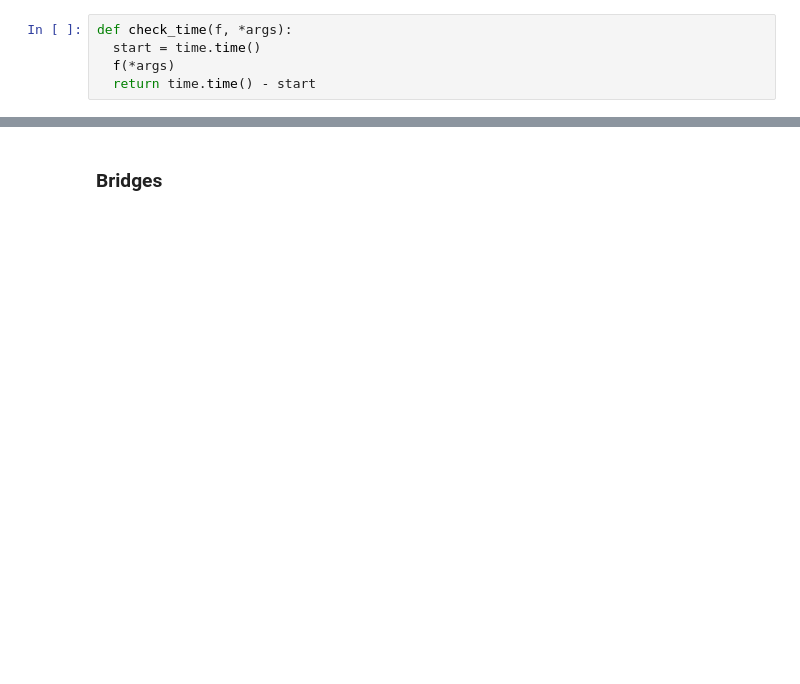
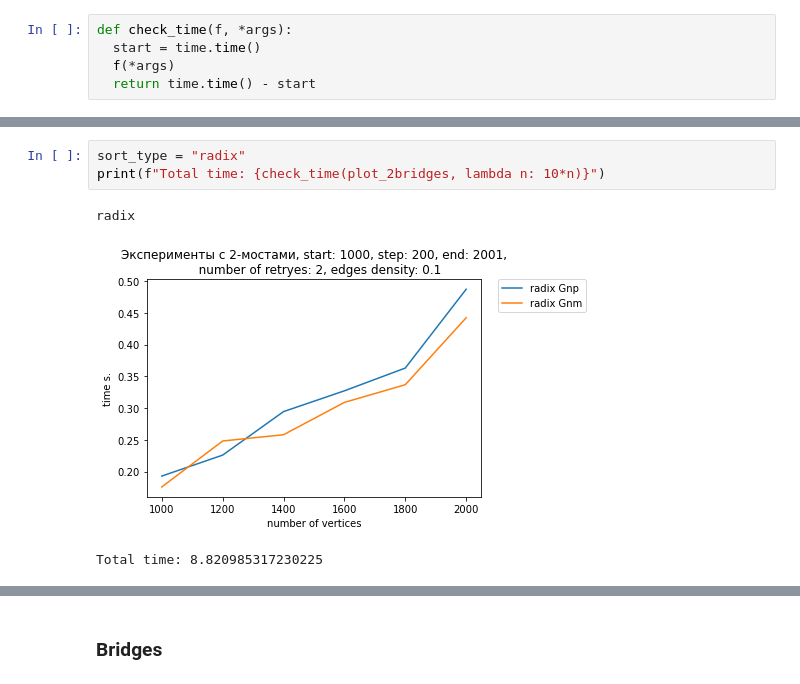
Before and after one commit to MaksimKrug/HSEAlgsLab, a Jupyter notebook: HSE_opt_lab1.ipynb, the cells around one changed output, grey strips where cells are left out. Cells and saved outputs as stored; diff of their text form; blank space fills up the shorter version.

Commit message:
check

```diff
--- a/HSE_opt_lab1.ipynb
+++ b/HSE_opt_lab1.ipynb
@@ -421,3 +457,10 @@ def plot_2bridges(m_fun, start = 1000, step = 200, end = 2001, number_of_retryes
   number of retryes: {number_of_retryes}, edges density: {n/m}")
   #plt.figure(figsize= (100000,100000))
   plt.show()
+# %%
+sort_type = "radix"
+print(f"Total time: {check_time(plot_2bridges, lambda n: 10*n)}")
+# %% [output]
+radix
+[figure, added]
+Total time: 8.820985317230225
```
Also changed, not shown: parts of 17 cells of this notebook, 1 other file.
